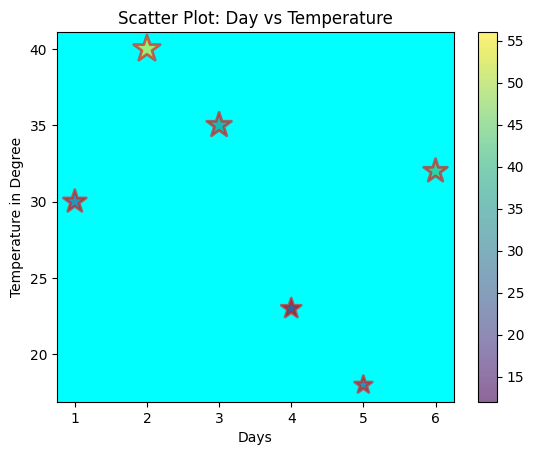
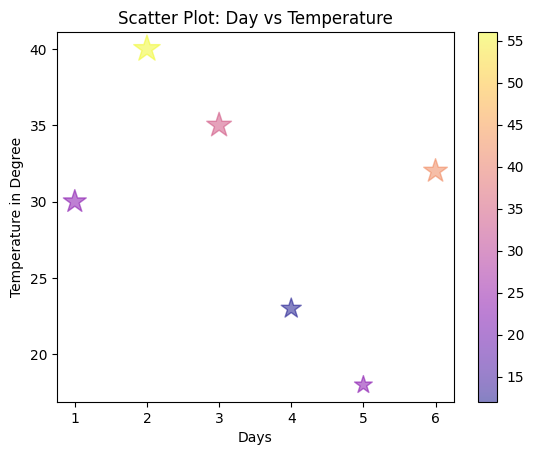
The change to this notebook cell's code, shown as a diff; its figure went from the first image to the second:
--- before
+++ after
@@ -4,15 +4,22 @@
 temperature = [30, 40,35,23,18,32]
 day = [1, 2, 3, 4, 5, 6]
+
 # colors=["r","g","b","g","c","y"]
+
 colors=[23,56,34,12,23,42]
+
 sizes=[300,400,350,230,180,320]
-fig, ax = plt.subplots()
+
+# fig, ax = plt.subplots()
 
 # Scatter plot
 # plt.scatter(day, temperature)
 
-plt.scatter(day, temperature,c=colors,s=sizes,alpha=0.6,marker="*",edgecolors="r",linewidths=2)
-# plt.scatter(day, temperature,c=colors,s=sizes,cmap="berlin",marker="*",alpha=0.5)
+# plt.scatter(day, temperature,c=colors,s=sizes,alpha=0.6,marker="*",edgecolors="r",linewidths=2)
+plt.scatter(day, temperature,c=colors,s=sizes,cmap="plasma",marker="*",alpha=0.5)
+# plt.scatter(day, temperature,c=colors,s=sizes,marker="s",alpha=0.5)
 # plt.scatter(day, temperature,c=colors,s=sizes)
+# plt.scatter(day, temperature,c=colors)
+
 # plt.scatter(day, temperature)
 
@@ -20,6 +27,7 @@
 plt.ylabel("Temperature in Degree")
 plt.title("Scatter Plot: Day vs Temperature")
+
 plt.colorbar()
 
-ax.set_facecolor('cyan')
+# ax.set_facecolor('cyan')
 plt.show()

Commit: MySQL Started and create and read